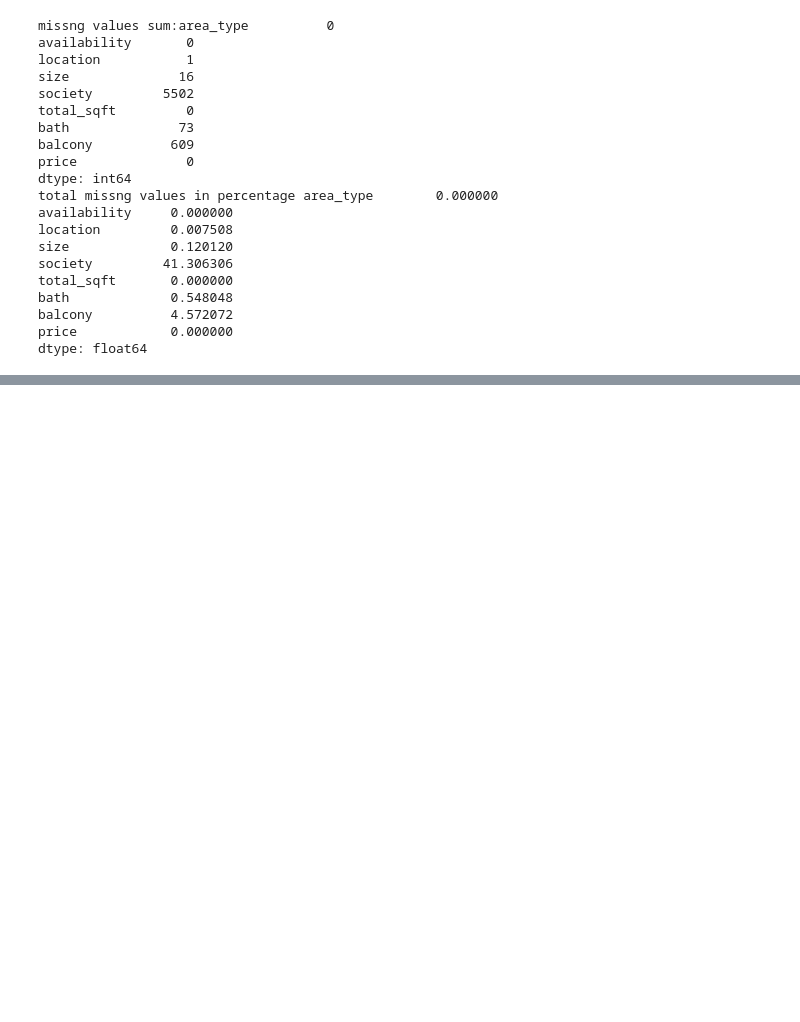
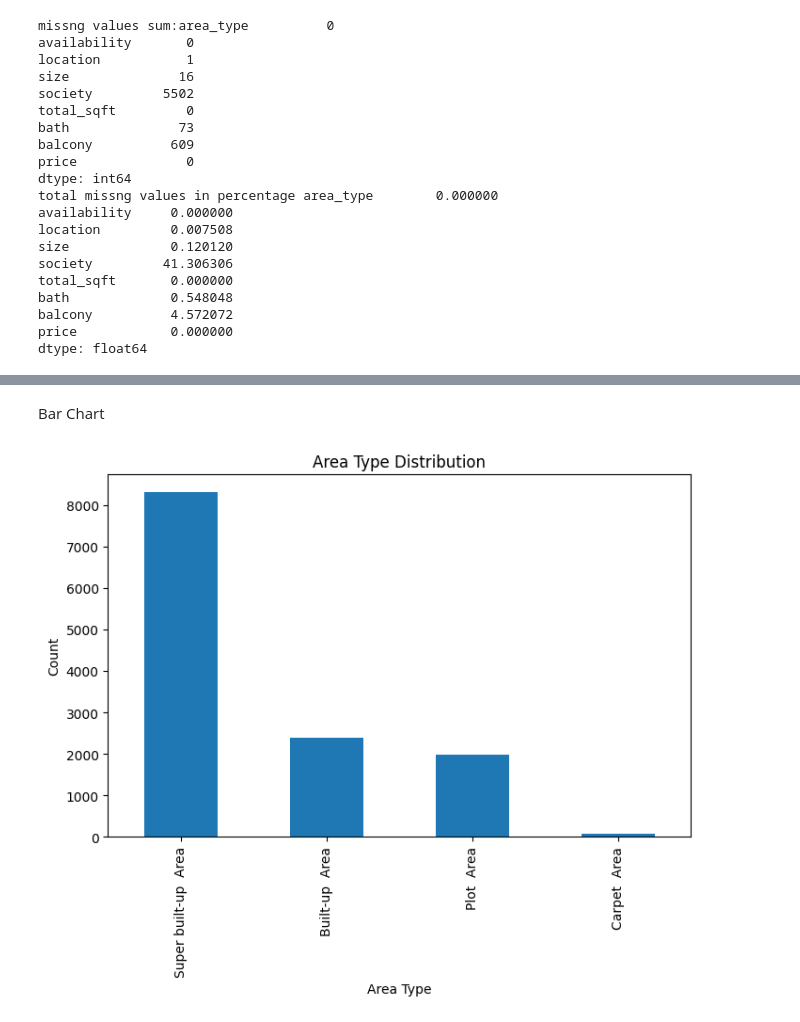
Before and after one commit to Navadeep-06/AI-ML-Capstone-project, a Jupyter notebook: Part-1/data_prep_eda.ipynb, the cells around one changed output, grey strips where cells are left out. Cells and saved outputs as stored; diff of their text form; code cells hidden in the pictures; blank space fills up the shorter version.

```diff
--- a/Part-1/data_prep_eda.ipynb
+++ b/Part-1/data_prep_eda.ipynb
@@ -64,0 +313,14 @@ KeyError: 0.0
+# %% [markdown]
+Bar Chart
+# %%
+plt.figure(figsize=(8,5))
+df["area_type"].value_counts().plot(kind="bar")
+
+plt.title("Area Type Distribution")
+plt.xlabel("Area Type")
+plt.ylabel("Count")
+
+plt.savefig("Plots/bar_plot.png")
+plt.show()
+# %% [output]
+[figure, added]
```
Also changed, not shown: parts of 46 cells of this notebook, 3 other files.
